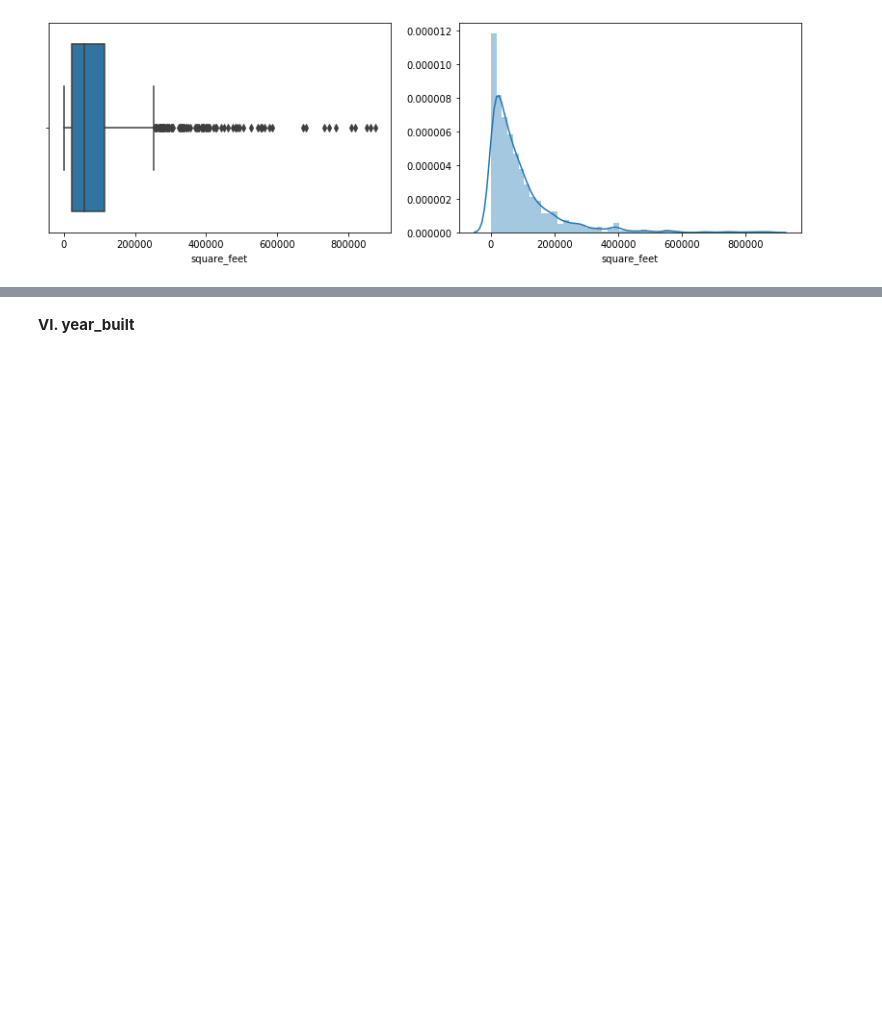
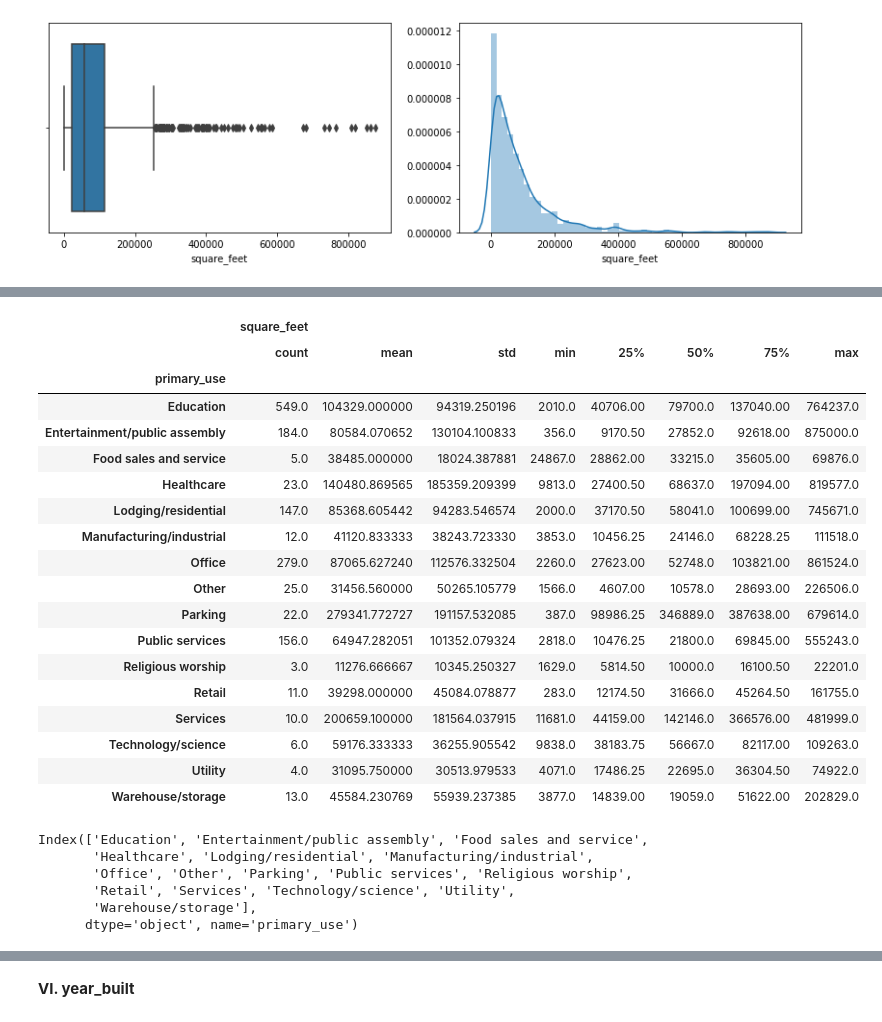
Before and after one commit to edouardArgenson/ASHRAE_great_energy_predictor, a Jupyter notebook: notebooks/explore_building_metadata.ipynb, the cells around one changed output, grey strips where cells are left out. Drawn from its saved outputs; the diff is of its cells as text; code cells hidden in the pictures; blank space fills up the shorter version.

```diff
--- a/notebooks/explore_building_metadata.ipynb
+++ b/notebooks/explore_building_metadata.ipynb
@@ -136,0 +171,34 @@ sns.distplot(df['square_feet'])
+# %%
+# descriptive square_feet stats for each primary_use
+square_feet_by_use_stats = df[['primary_use', 'square_feet']].groupby('primary_use').describe()
+square_feet_by_use_stats.to_csv('../data/intermediate/building_metadata/square_feet_by_use_stats.csv')
+square_feet_by_use_stats
+# %% [output]
+|  | square_feet |  |  |  |  |  |  |  |
+|  | count | mean | std | min | 25% | 50% | 75% | max |
+| primary_use |  |  |  |  |  |  |  |  |
+| Education | 549.0 | 104329.000000 | 94319.250196 | 2010.0 | 40706.00 | 79700.0 | 137040.00 | 764237.0 |
+| Entertainment/public assembly | 184.0 | 80584.070652 | 130104.100833 | 356.0 | 9170.50 | 27852.0 | 92618.00 | 875000.0 |
+| Food sales and service | 5.0 | 38485.000000 | 18024.387881 | 24867.0 | 28862.00 | 33215.0 | 35605.00 | 69876.0 |
+| Healthcare | 23.0 | 140480.869565 | 185359.209399 | 9813.0 | 27400.50 | 68637.0 | 197094.00 | 819577.0 |
+| Lodging/residential | 147.0 | 85368.605442 | 94283.546574 | 2000.0 | 37170.50 | 58041.0 | 100699.00 | 745671.0 |
+| Manufacturing/industrial | 12.0 | 41120.833333 | 38243.723330 | 3853.0 | 10456.25 | 24146.0 | 68228.25 | 111518.0 |
+| Office | 279.0 | 87065.627240 | 112576.332504 | 2260.0 | 27623.00 | 52748.0 | 103821.00 | 861524.0 |
+| Other | 25.0 | 31456.560000 | 50265.105779 | 1566.0 | 4607.00 | 10578.0 | 28693.00 | 226506.0 |
+| Parking | 22.0 | 279341.772727 | 191157.532085 | 387.0 | 98986.25 | 346889.0 | 387638.00 | 679614.0 |
+| Public services | 156.0 | 64947.282051 | 101352.079324 | 2818.0 | 10476.25 | 21800.0 | 69845.00 | 555243.0 |
+| Religious worship | 3.0 | 11276.666667 | 10345.250327 | 1629.0 | 5814.50 | 10000.0 | 16100.50 | 22201.0 |
+| Retail | 11.0 | 39298.000000 | 45084.078877 | 283.0 | 12174.50 | 31666.0 | 45264.50 | 161755.0 |
+| Services | 10.0 | 200659.100000 | 181564.037915 | 11681.0 | 44159.00 | 142146.0 | 366576.00 | 481999.0 |
+| Technology/science | 6.0 | 59176.333333 | 36255.905542 | 9838.0 | 38183.75 | 56667.0 | 82117.00 | 109263.0 |
+| Utility | 4.0 | 31095.750000 | 30513.979533 | 4071.0 | 17486.25 | 22695.0 | 36304.50 | 74922.0 |
+| Warehouse/storage | 13.0 | 45584.230769 | 55939.237385 | 3877.0 | 14839.00 | 19059.0 | 51622.00 | 202829.0 |
+# %%
+square_feet_by_use_stats.index
+# %% [output]
+Index(['Education', 'Entertainment/public assembly', 'Food sales and service',
+       'Healthcare', 'Lodging/residential', 'Manufacturing/industrial',
+       'Office', 'Other', 'Parking', 'Public services', 'Religious worship',
+       'Retail', 'Services', 'Technology/science', 'Utility',
+       'Warehouse/storage'],
+      dtype='object', name='primary_use')
```
Also changed, not shown: parts of 8 cells of this notebook, 5 other files.
